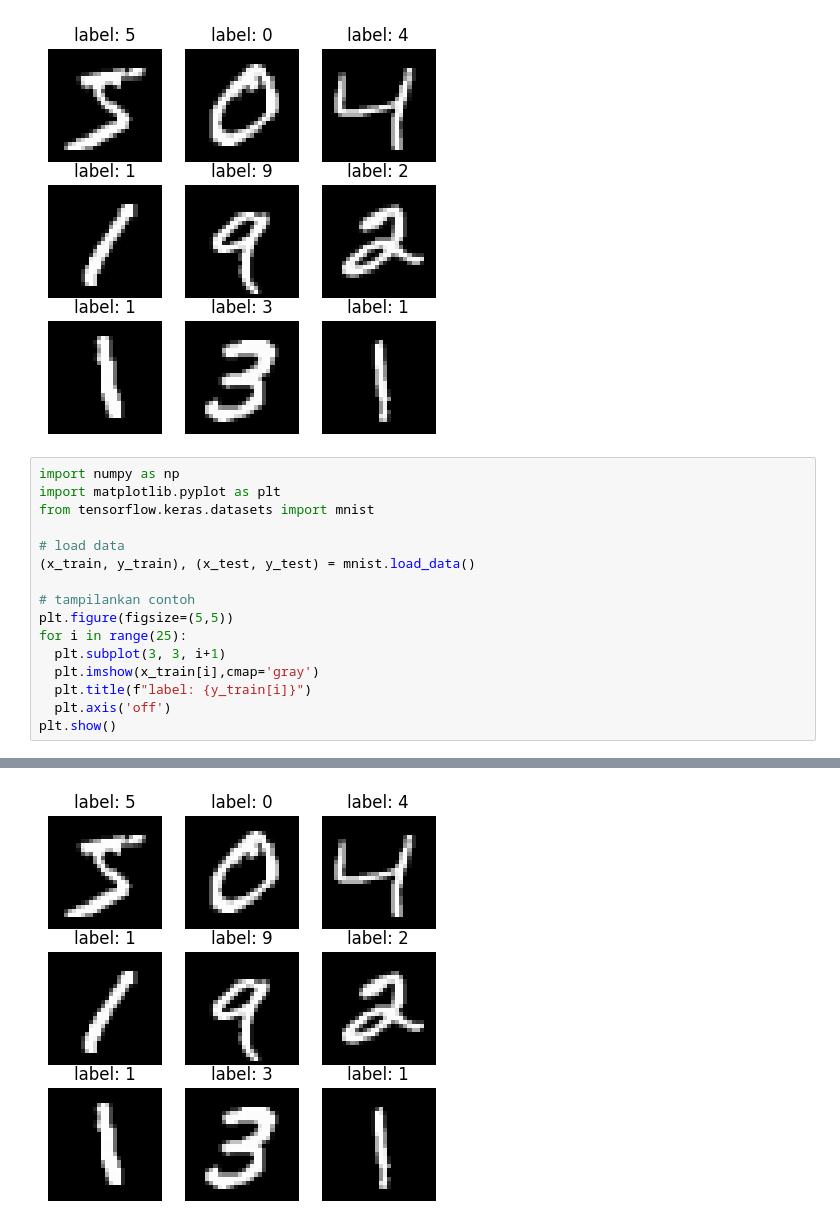
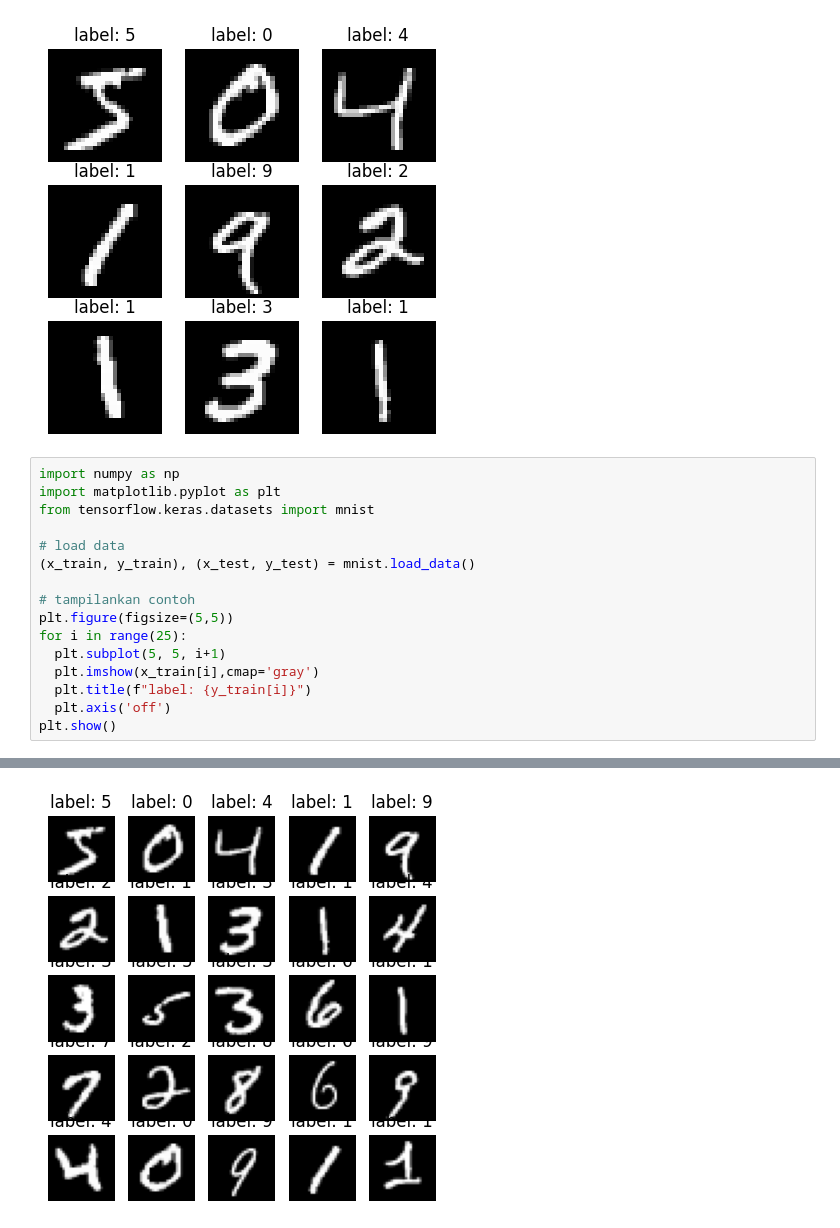
Before and after one commit to luzyi0/2025-Vision_Computer_TI2B, a Jupyter notebook: JOBSHEET02.ipynb, the cells around one changed output, grey strips where cells are left out. Saved outputs shown, nothing was run; the diff lists cells and outputs as text.

```diff
--- a/JOBSHEET02.ipynb
+++ b/JOBSHEET02.ipynb
@@ -35,7 +35,7 @@ from tensorflow.keras.datasets import mnist
 # tampilankan contoh
 plt.figure(figsize=(5,5))
 for i in range(25):
-  plt.subplot(3, 3, i+1)
+  plt.subplot(5, 5, i+1)
   plt.imshow(x_train[i],cmap='gray')
   plt.title(f"label: {y_train[i]}")
   plt.axis('off')
@@ -45 +46 @@ ValueError: num must be an integer with 1 <= num <= 9, not 10
-[figure, old version]
+[figure, new version]
```
Also changed, not shown: parts of 10 cells of this notebook.
